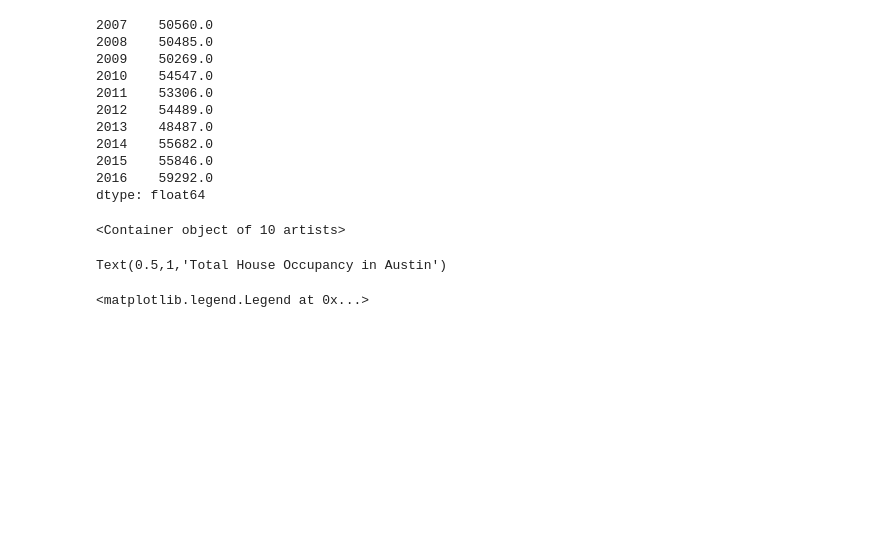
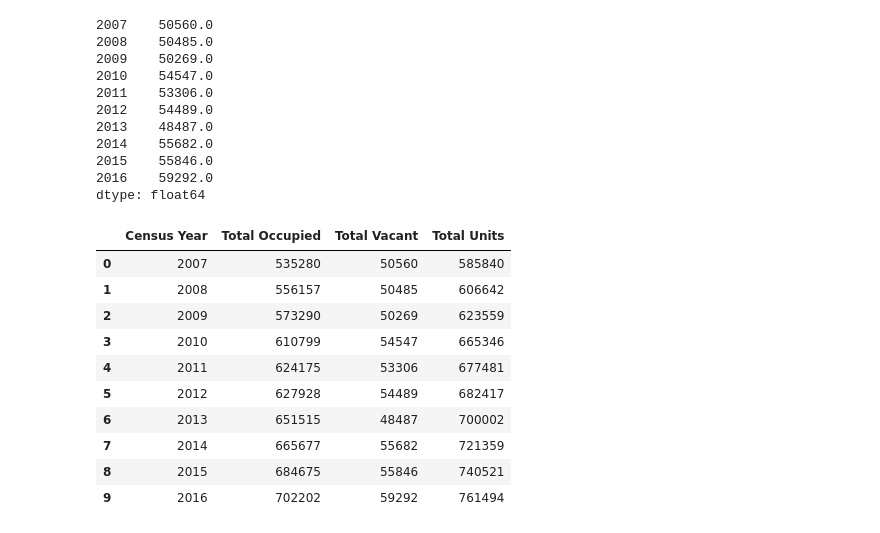
Before and after one commit to Umu2509/test_branching, a Jupyter notebook: total_housing_vs_occupied_vs_vacant.ipynb, the cells around one changed output. Saved outputs shown, nothing was run; the diff lists cells and outputs as text; code cells hidden in the pictures; blank space fills up the shorter version.

```diff
--- a/total_housing_vs_occupied_vs_vacant.ipynb
+++ b/total_housing_vs_occupied_vs_vacant.ipynb
@@ -115,26 +115,22 @@ vacant_sums
 2016    59292.0
 dtype: float64
 # %%
-total_occupied = [535280,556157,573290,610799,624175,627928,651515,665677,684675,702202]
-total_vacant = [50560,50485,50269,54547,53306,54489,48487,55682,55846,59292]
-x_axis = np.arange(len(total_occupied))
+
+data = {"Census Year" : [2007,2008,2009,2010,2011,2012,2013,2014,2015,2016],
+        "Total Occupied" : [535280,556157,573290,610799,624175,627928,651515,665677,684675,702202],
+        "Total Vacant" : [50560,50485,50269,54547,53306,54489,48487,55682,55846,59292]}
+total_occupied_vacant_df = pd.DataFrame(data)
+total_occupied_vacant_df["Total Units"] = total_occupied_vacant_df["Total Occupied"] + total_occupied_vacant_df["Total Vacant"]
+total_occupied_vacant_df
+# %% [output]
+|  | Census Year | Total Occupied | Total Vacant | Total Units |
+| 0 | 2007 | 535280 | 50560 | 585840 |
+| 1 | 2008 | 556157 | 50485 | 606642 |
+| 2 | 2009 | 573290 | 50269 | 623559 |
+| 3 | 2010 | 610799 | 54547 | 665346 |
+| 4 | 2011 | 624175 | 53306 | 677481 |
+| 5 | 2012 | 627928 | 54489 | 682417 |
+| 6 | 2013 | 651515 | 48487 | 700002 |
+| 7 | 2014 | 665677 | 55682 | 721359 |
+| 8 | 2015 | 684675 | 55846 | 740521 |
+| 9 | 2016 | 702202 | 59292 | 761494 |
-# %%
-plt.bar(x_axis, total_vacant, color = "r")
-plt.bar(x_axis, total_occupied, bottom = total_vacant, color = "b")
-# %% [output]
-<Container object of 10 artists>
-# %%
-plt.xticks(x_axis, ["2007","2008","2009","2010","2011","2012","2013","2014","2015","2016"])
-plt.ylim(0,775000,100000)
-plt.xlabel("Year")
-plt.ylabel("Number of Houses")
-plt.title("Total House Occupancy in Austin")
-# %% [output]
-Text(0.5,1,'Total House Occupancy in Austin')
-# %%
-#for legend
-red_patch = mpatches.Patch(color = "r", label = "Vacant")
-blue_patch = mpatches.Patch(color = "b", label = "Occupied")
-plt.legend(handles = [blue_patch,red_patch], loc = "best")
-# %% [output]
-<matplotlib.legend.Legend at 0x...>
```
Also changed, not shown: parts of 13 cells of this notebook.
